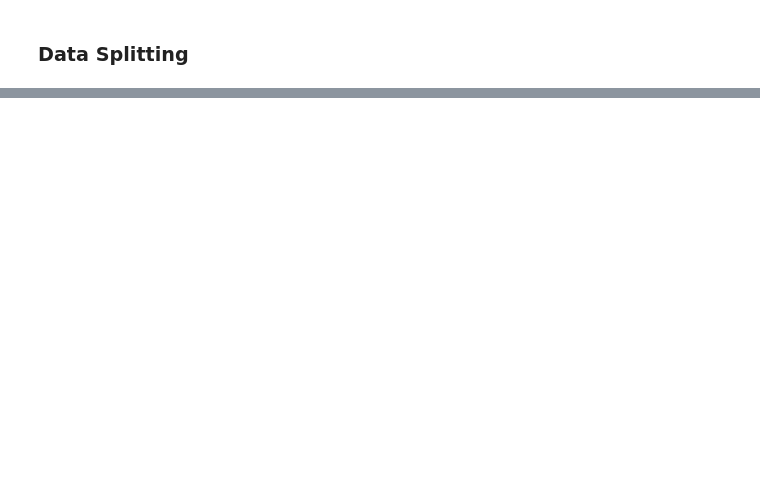
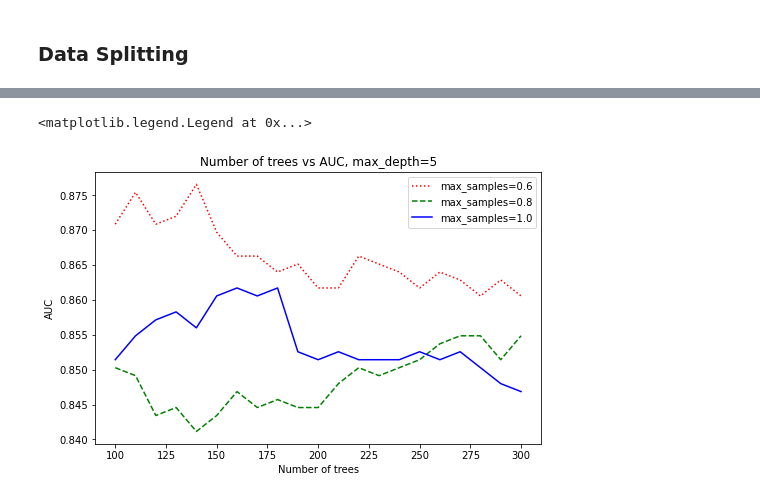
Before and after one commit to rizdiaprilian/MLZoomcamp_2022, a Jupyter notebook: Capstone_project/project.ipynb, the cells around one changed output, grey strips where cells are left out. Drawn from its saved outputs; the diff is of its cells as text; code cells hidden in the pictures; blank space fills up the shorter version.

```diff
--- a/Capstone_project/project.ipynb
+++ b/Capstone_project/project.ipynb
@@ -50,0 +240,24 @@ dict_val = df_val.fillna(0).to_dict(orient='records')
+# %%
+from sklearn.ensemble import RandomForestClassifier
+
+rf_scores = []
+
+for d in [5, 7, 9, 11]:
+    for n in range(100, 301, 10):
+        for s in [0.6, 0.8, 1.0]:
+            rf = RandomForestClassifier(oob_score=True,
+                                        class_weight="balanced", n_jobs=-1,
+                                        n_estimators=n,
+                                        max_depth=d,
+                                        max_samples=s,
+                                        random_state=42)
+            rf.fit(X_train, y_train)
+            y_pred = rf.predict_proba(X_test)[:, 1]
+            auc = roc_auc_score(y_test, y_pred)
+            rf_scores.append((d, n, s, auc))
+# %%
+columns = ['max_depth', 'n_estimators', 'max_samples', 'auc']
+df_scores = pd.DataFrame(rf_scores, columns=columns)
+# %%
+pivot_rf_scores = df_scores.pivot(index='n_estimators',
+                           columns=['max_depth','max_samples'], values=['auc'])
@@ -50,0 +305,2 @@ dict_val = df_val.fillna(0).to_dict(orient='records')
+# %%
+unstack_rf_score = pivot_rf_scores.unstack(level=0).unstack()
@@ -50,0 +323,14 @@ dict_val = df_val.fillna(0).to_dict(orient='records')
+# %%
+plt.figure(figsize=(8, 5))
+
+num_trees = list(range(100, 301, 10))
+plt.plot(num_trees, unstack_rf_score.loc[('auc',  5, 0.6)], label='max_samples=0.6', color='red', linestyle='dotted')
+plt.plot(num_trees, unstack_rf_score.loc[('auc',  5, 0.8)], label='max_samples=0.8', color='green', linestyle='dashed')
+plt.plot(num_trees, unstack_rf_score.loc[('auc',  5, 1.0)], label='max_samples=1.0', color='blue', linestyle='solid')
+plt.title('Number of trees vs AUC, max_depth=5')
+plt.xlabel('Number of trees')
+plt.ylabel('AUC')
+plt.legend()
+# %% [output]
+<matplotlib.legend.Legend at 0x...>
+[figure, added]
```
Also changed, not shown: parts of 59 cells of this notebook, 2 other files.
